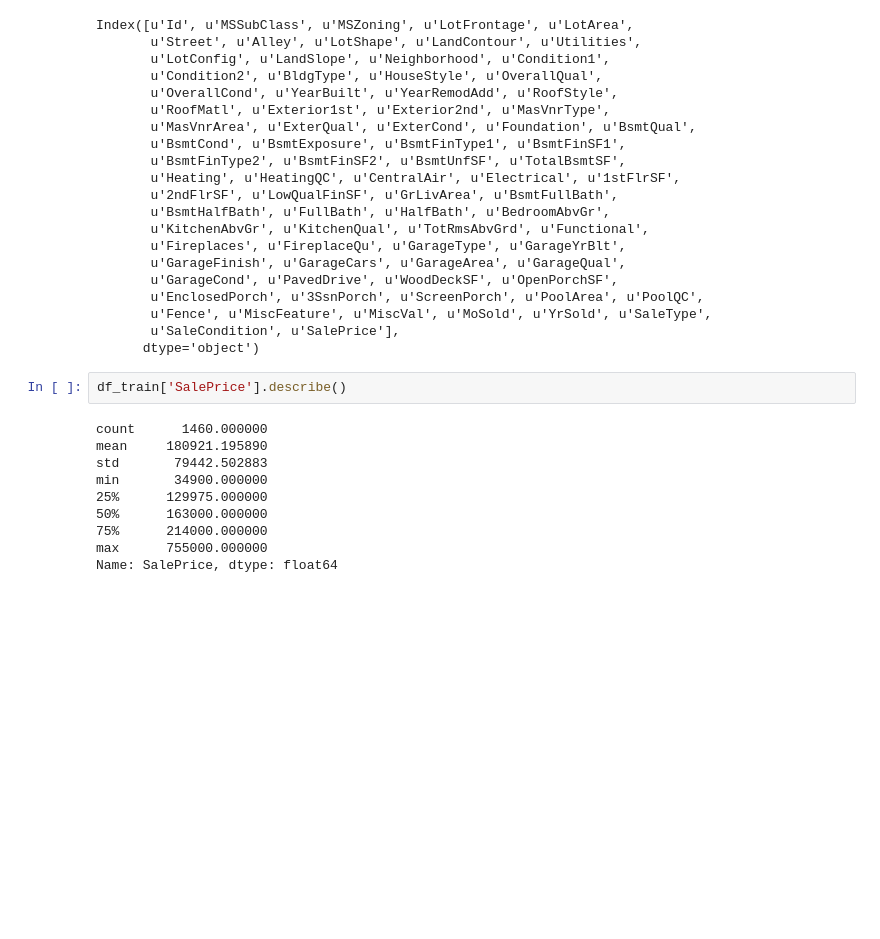
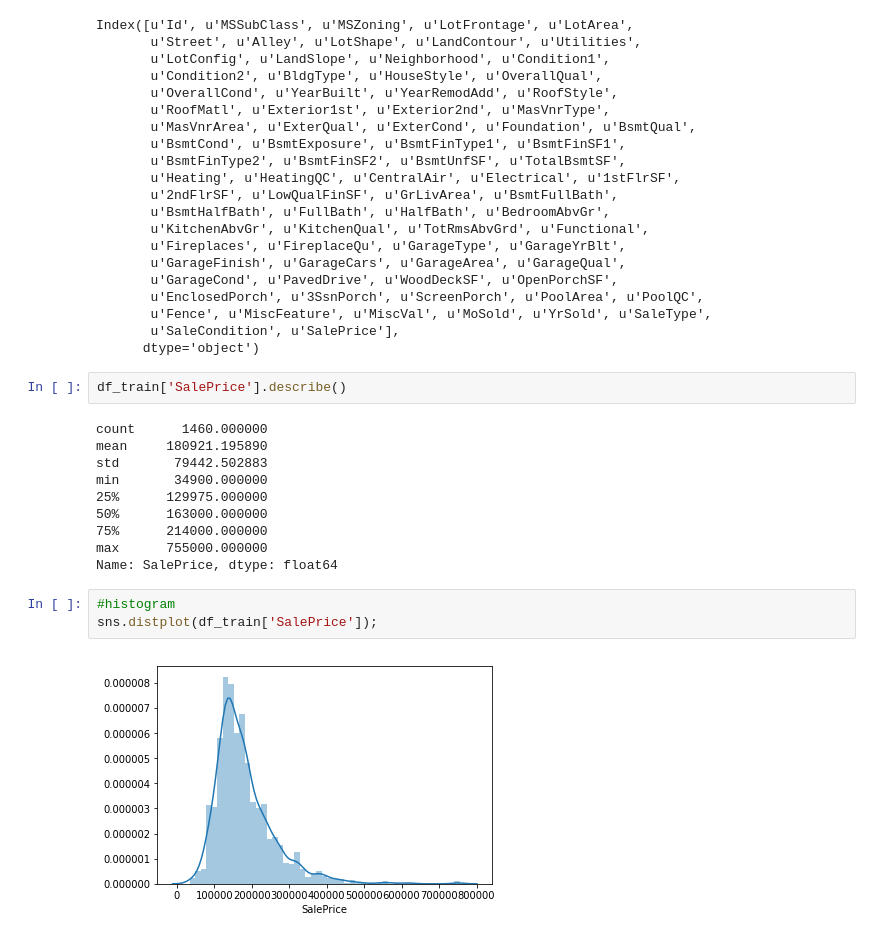
Before and after one commit to comp526/Final-Project, a Jupyter notebook: Data.ipynb, the cells around one changed output. Saved outputs shown, nothing was run; the diff lists cells and outputs as text; blank space fills up the shorter version.

```diff
--- a/Data.ipynb
+++ b/Data.ipynb
@@ -46,3 +46,8 @@ min       34900.000000
 75%      214000.000000
 max      755000.000000
 Name: SalePrice, dtype: float64
+# %%
+#histogram
+sns.distplot(df_train['SalePrice']);
+# %% [output]
+[figure, added]
```
Also changed, not shown: parts of 17 cells of this notebook.
